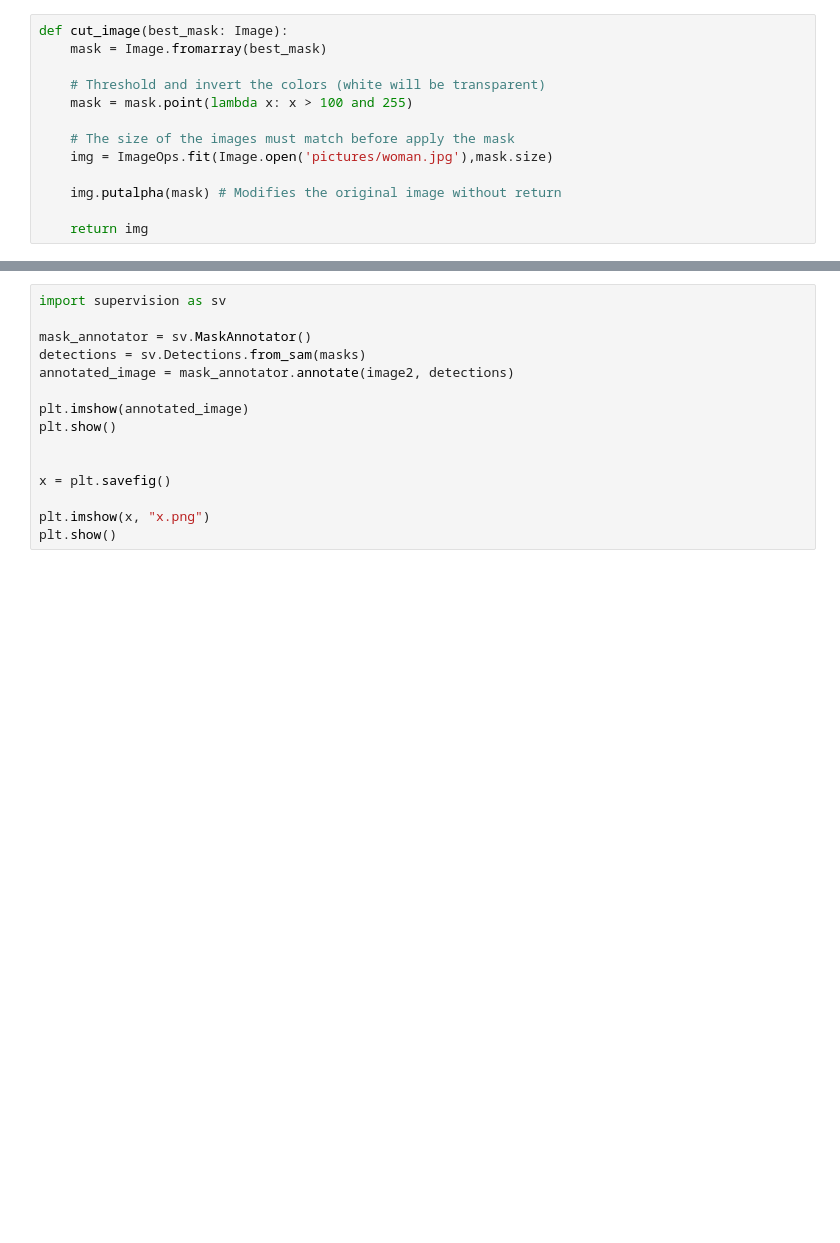
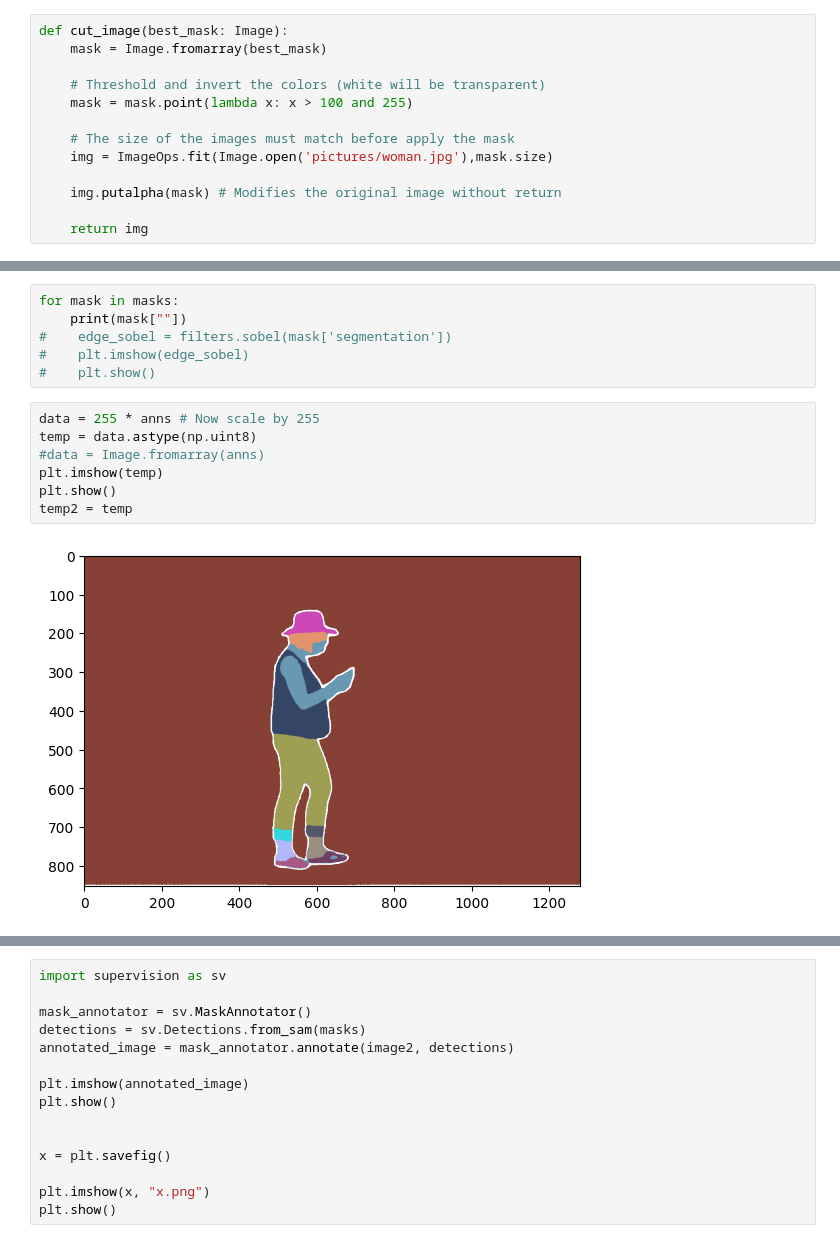
Before and after one commit to uol-mediaprocessing-2023-2024-classroom/project-line-art, a Jupyter notebook: dokumentary/app_test.ipynb, the cells around one changed output, grey strips where cells are left out. Cells and saved outputs as stored; diff of their text form; blank space fills up the shorter version.

```diff
--- a/dokumentary/app_test.ipynb
+++ b/dokumentary/app_test.ipynb
@@ -157,0 +170,15 @@ plt.show()
+# %%
+for mask in masks:
+    print(mask[""])
+#    edge_sobel = filters.sobel(mask['segmentation'])
+#    plt.imshow(edge_sobel)
+#    plt.show()
+# %%
+data = 255 * anns # Now scale by 255
+temp = data.astype(np.uint8)
+#data = Image.fromarray(anns)
+plt.imshow(temp)
+plt.show()
+temp2 = temp
+# %% [output]
+[figure, added]
```
Also changed, not shown: parts of 13 cells of this notebook, 5 other files.
